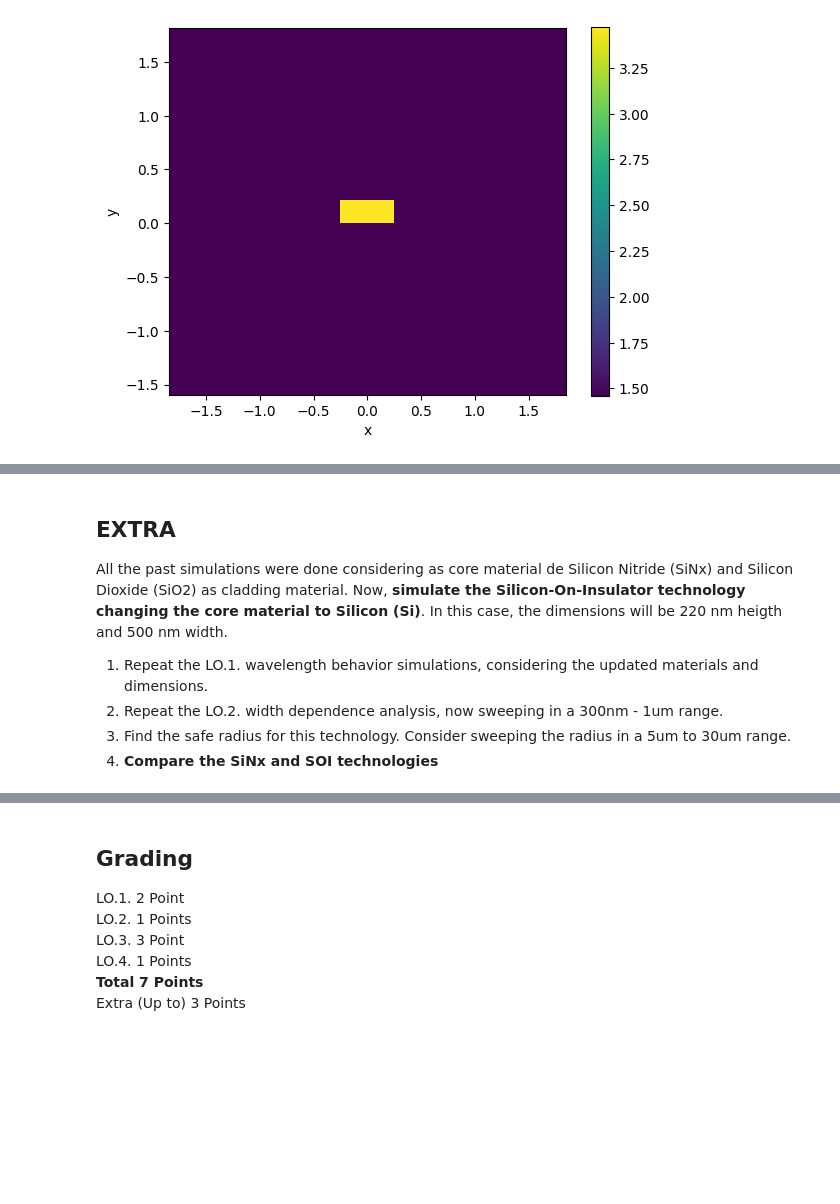
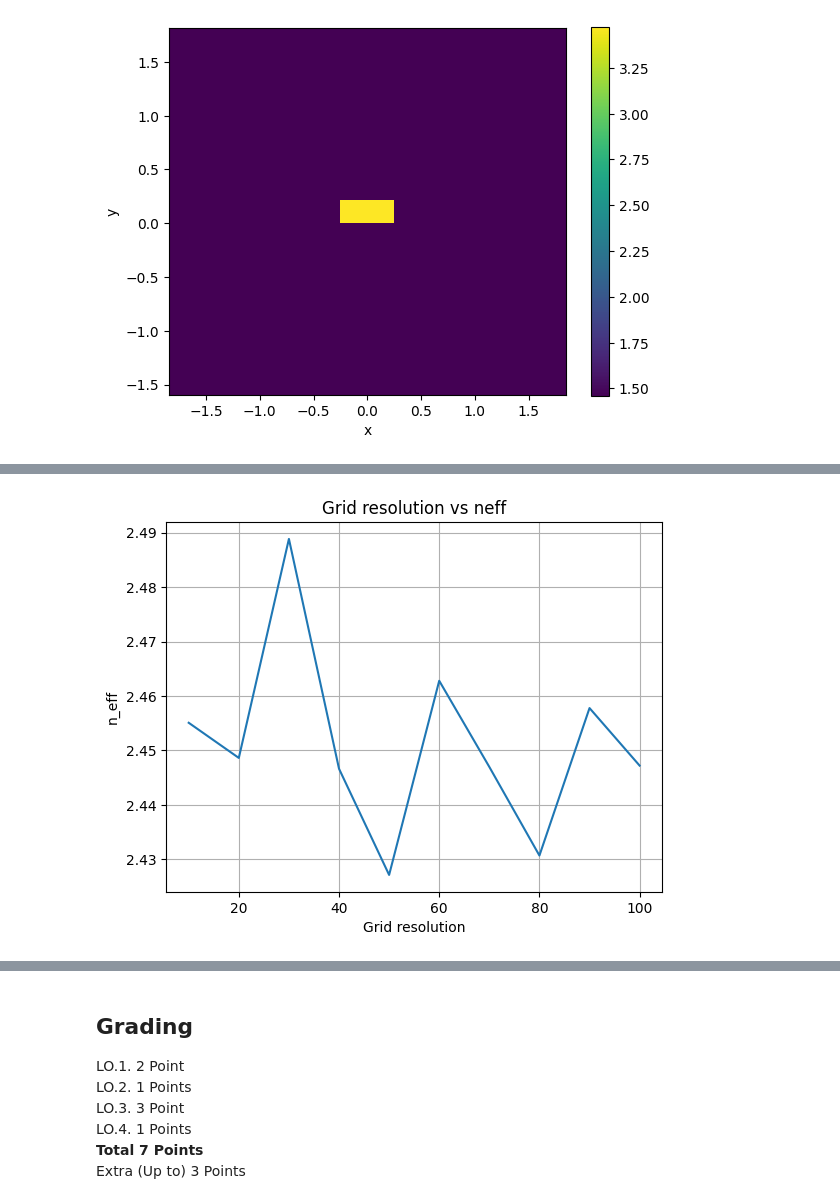
Before and after one commit to sergiipla834/pic-upv-lab1, a Jupyter notebook: WAVEGUIDES_Student.ipynb, the cells around one changed output, grey strips where cells are left out. Cells and saved outputs as stored; diff of their text form; code cells hidden in the pictures; blank space fills up the shorter version.

Commit message:
Extra done

```diff
--- a/WAVEGUIDES_Student.ipynb
+++ b/WAVEGUIDES_Student.ipynb
@@ -550,8 +551,8 @@ res_n_eff = []
 for k in range(10):
     deep_waveguide = gt.modes.Waveguide(
         # Geometrical Parameters
-        core_width=1.2, # Waveguide width
-        core_thickness=300 * nm, # Waveguide height
+        core_width=500*nm, # Waveguide width
+        core_thickness=220 * nm, # Waveguide height
         slab_thickness=0 * nm, # For shallow waveguides - Set to 0 if its a deep-etched waveguide.
         # Materials
         core_material='si', #  Material of the waveguide
@@ -581,8 +590 @@ OSError: [Errno 28] No space left on device: '.cache/Waveguide_8fb41e7c62d9c3a7.
+[figure, added]
-# %% [markdown]
-## EXTRA
-
-All the past simulations were done considering as core material de Silicon Nitride (SiNx) and Silicon Dioxide (SiO2) as cladding material. Now, **simulate the Silicon-On-Insulator technology changing the core material to Silicon (Si)**. In this case, the dimensions will be 220 nm heigth and 500 nm width.
-1. Repeat the LO.1. wavelength behavior simulations, considering the updated materials and dimensions.
-2. Repeat the LO.2. width dependence analysis, now sweeping in a 300nm - 1um range.
-3. Find the safe radius for this technology. Consider sweeping the radius in a 5um to 30um range.
-4. **Compare the SiNx and SOI technologies**
```
Also changed, not shown: parts of 15 cells of this notebook.
